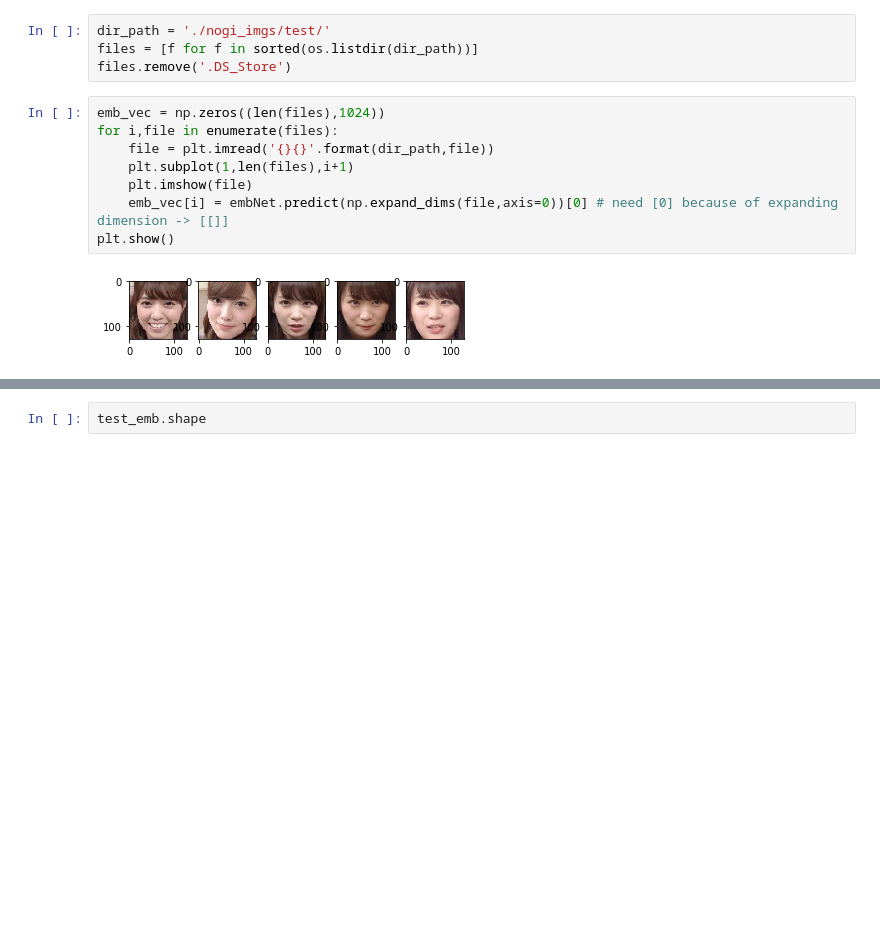
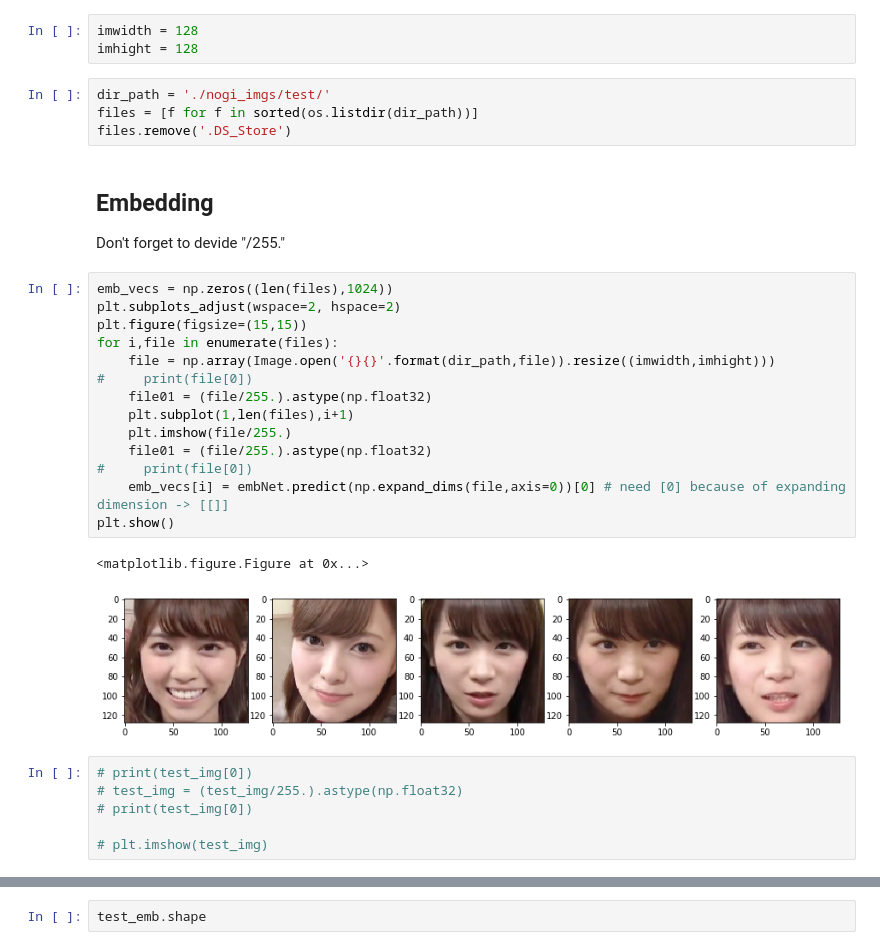
Before and after one commit to zukakosan/tripletNet, a Jupyter notebook: emb4retrieval.ipynb, the cells around one changed output, grey strips where cells are left out. Drawn from its saved outputs; the diff is of its cells as text; blank space fills up the shorter version.

```diff
--- a/emb4retrieval.ipynb
+++ b/emb4retrieval.ipynb
@@ -12,17 +11,36 @@ import numpy as np
 import os
 %matplotlib inline
+# %%
+imwidth = 128
+imhight = 128
 # %%
 dir_path = './nogi_imgs/test/'
 files = [f for f in sorted(os.listdir(dir_path))]
 files.remove('.DS_Store')
+# %% [markdown]
+## Embedding
+Don't forget to devide "/255."
 # %%
-emb_vec = np.zeros((len(files),1024))
+emb_vecs = np.zeros((len(files),1024))
+plt.subplots_adjust(wspace=2, hspace=2)
+plt.figure(figsize=(15,15))
 for i,file in enumerate(files):
-    file = plt.imread('{}{}'.format(dir_path,file))
+    file = np.array(Image.open('{}{}'.format(dir_path,file)).resize((imwidth,imhight)))
+#     print(file[0])
+    file01 = (file/255.).astype(np.float32)
     plt.subplot(1,len(files),i+1)
-    plt.imshow(file)
-    emb_vec[i] = embNet.predict(np.expand_dims(file,axis=0))[0] # need [0] because of expanding dimension -> [[]]
+    plt.imshow(file/255.)
+    file01 = (file/255.).astype(np.float32)
+#     print(file[0])
+    emb_vecs[i] = embNet.predict(np.expand_dims(file,axis=0))[0] # need [0] because of expanding dimension -> [[]]
 plt.show()
 # %% [output]
+<matplotlib.figure.Figure at 0x...>
-[figure, old version]
+[figure, new version]
+# %%
+# print(test_img[0])
+# test_img = (test_img/255.).astype(np.float32)
+# print(test_img[0])
+
+# plt.imshow(test_img)
 # %%
```
Also changed, not shown: parts of 9 cells of this notebook, 2 other files.
